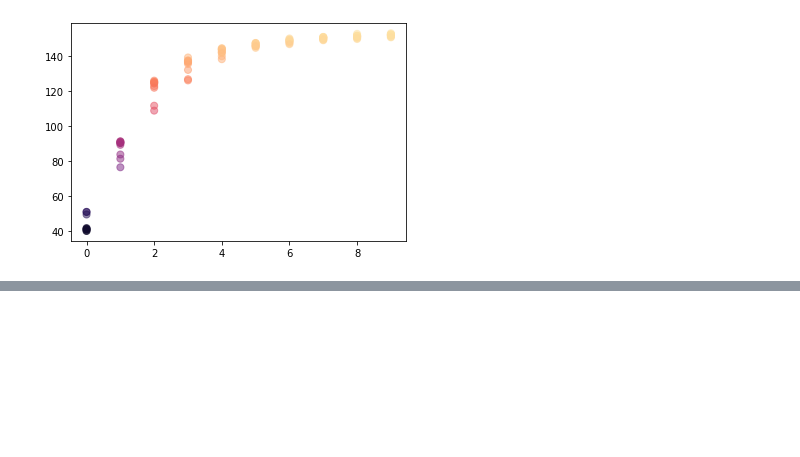
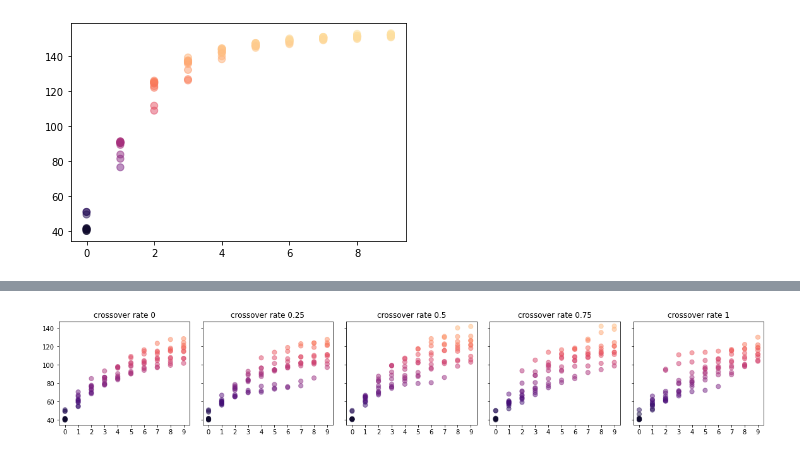
Before and after one commit to TEXflip/log-carving-approximator, a Jupyter notebook: plot_result.ipynb, the cells around one changed output, grey strips where cells are left out. Saved outputs shown, nothing was run; the diff lists cells and outputs as text; code cells hidden in the pictures; blank space fills up the shorter version.

```diff
--- a/plot_result.ipynb
+++ b/plot_result.ipynb
@@ -89,0 +124,14 @@ plt.show()
+# %%
+fig = plt.figure(figsize=(20,3))
+gs = fig.add_gridspec(1, 5, hspace=0, wspace=0.1)
+axs = gs.subplots(sharey=True)
+
+for l,s in enumerate(crate):
+    axs[l].set_title('crossover rate '+s)
+    axs[l].set_xticks(np.arange(10))
+    for i in range(10):
+        df = pd.read_json('experiments/no_regeneration/no_regeneration_cross_'+s+'_results.json').to_numpy()
+        axs[l].scatter(np.ones((10))*i, df[:,i], s=50, alpha=0.5, c=df[:,i], cmap='magma', norm=norm)
+plt.show()
+# %% [output]
+[figure, added]
```
Also changed, not shown: parts of 5 cells of this notebook, 32 other files.
